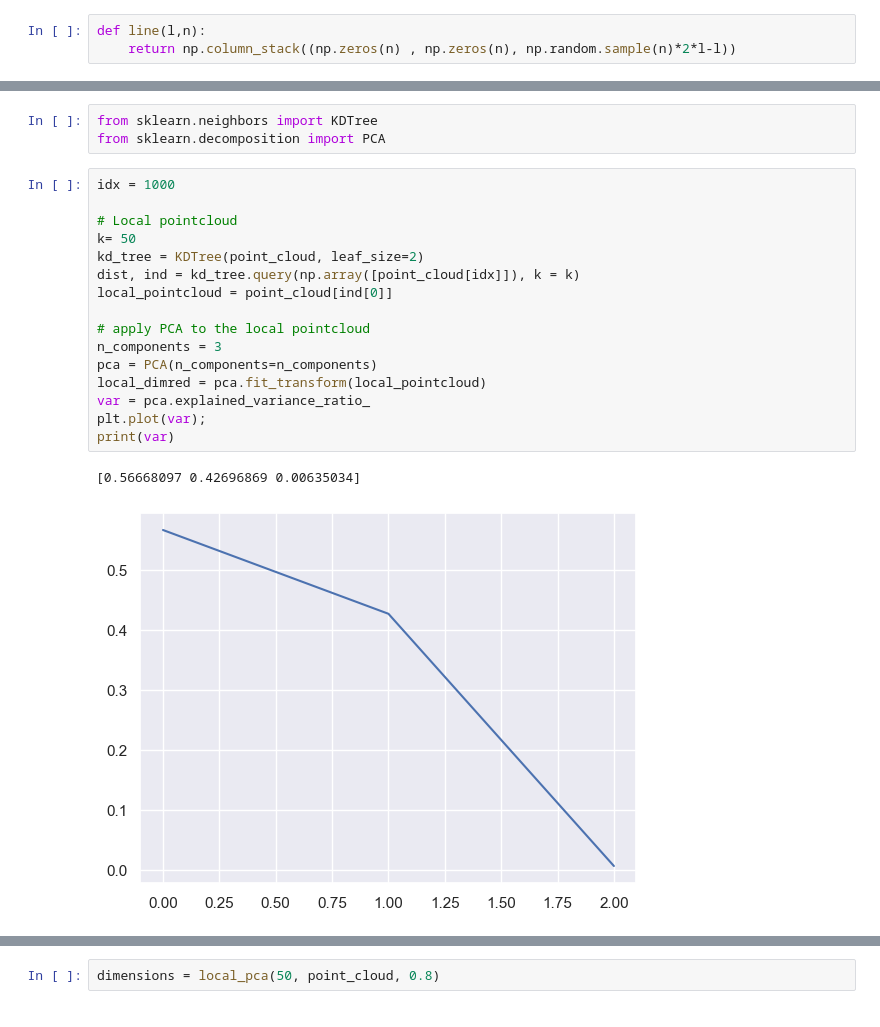
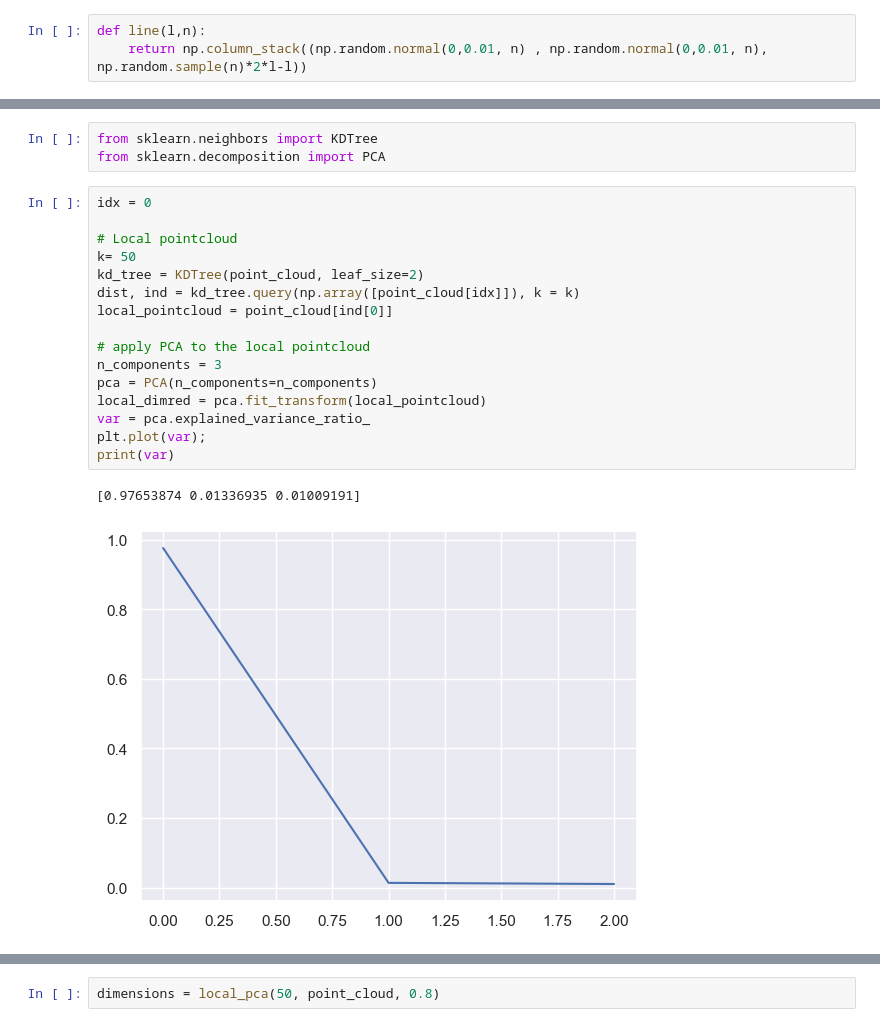
Before and after one commit to ximenafernandez/biomat2022, a Jupyter notebook: Intro_Persistent_Homology.ipynb, the cells around one changed output, grey strips where cells are left out. Drawn from its saved outputs; the diff is of its cells as text.

```diff
--- a/Intro_Persistent_Homology.ipynb
+++ b/Intro_Persistent_Homology.ipynb
@@ -433,7 +433,7 @@ ax.scatter(point_cloud[:,0], point_cloud[:,1], point_cloud[:,2], s=7, c = colorm
 **Property:** If a manifold has dimension $d$, then $H_k = 0$ for $k>d$.
 # %%
 def line(l,n):
-    return np.column_stack((np.zeros(n) , np.zeros(n), np.random.sample(n)*2*l-l))
+    return np.column_stack((np.random.normal(0,0.01, n) , np.random.normal(0,0.01, n), np.random.sample(n)*2*l-l))
 # %%
 line_pc = line(10, 150)
 sphere_pc = tadasets.dsphere(n=2000)
@@ -449,22 +449,22 @@ ax.scatter(point_cloud[:,0], point_cloud[:,1], point_cloud[:,2], s=10, alpha = 0
 from sklearn.neighbors import KDTree
 from sklearn.decomposition import PCA
 # %%
-idx = 1000
+idx = 0
 
 # Local pointcloud
 k= 50
 kd_tree = KDTree(point_cloud, leaf_size=2)
 dist, ind = kd_tree.query(np.array([point_cloud[idx]]), k = k)
 local_pointcloud = point_cloud[ind[0]]
 
 # apply PCA to the local pointcloud
 n_components = 3
 pca = PCA(n_components=n_components)
 local_dimred = pca.fit_transform(local_pointcloud)
 var = pca.explained_variance_ratio_
 plt.plot(var);
 print(var)
 # %% [output]
-[0.56668097 0.42696869 0.00635034]
+[0.97653874 0.01336935 0.01009191]
-[figure, old version]
+[figure, new version]
 # %%
```
Also changed, not shown: parts of 16 cells of this notebook, 3 other files.
